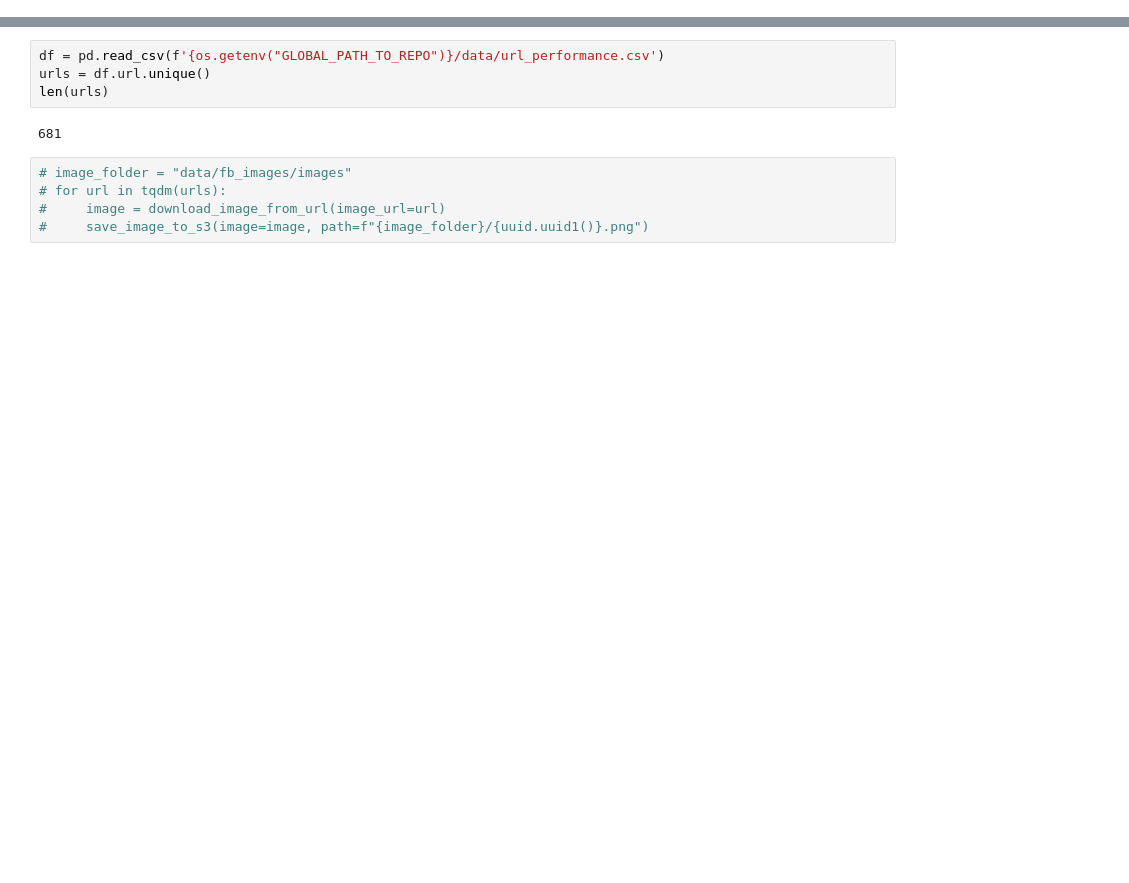
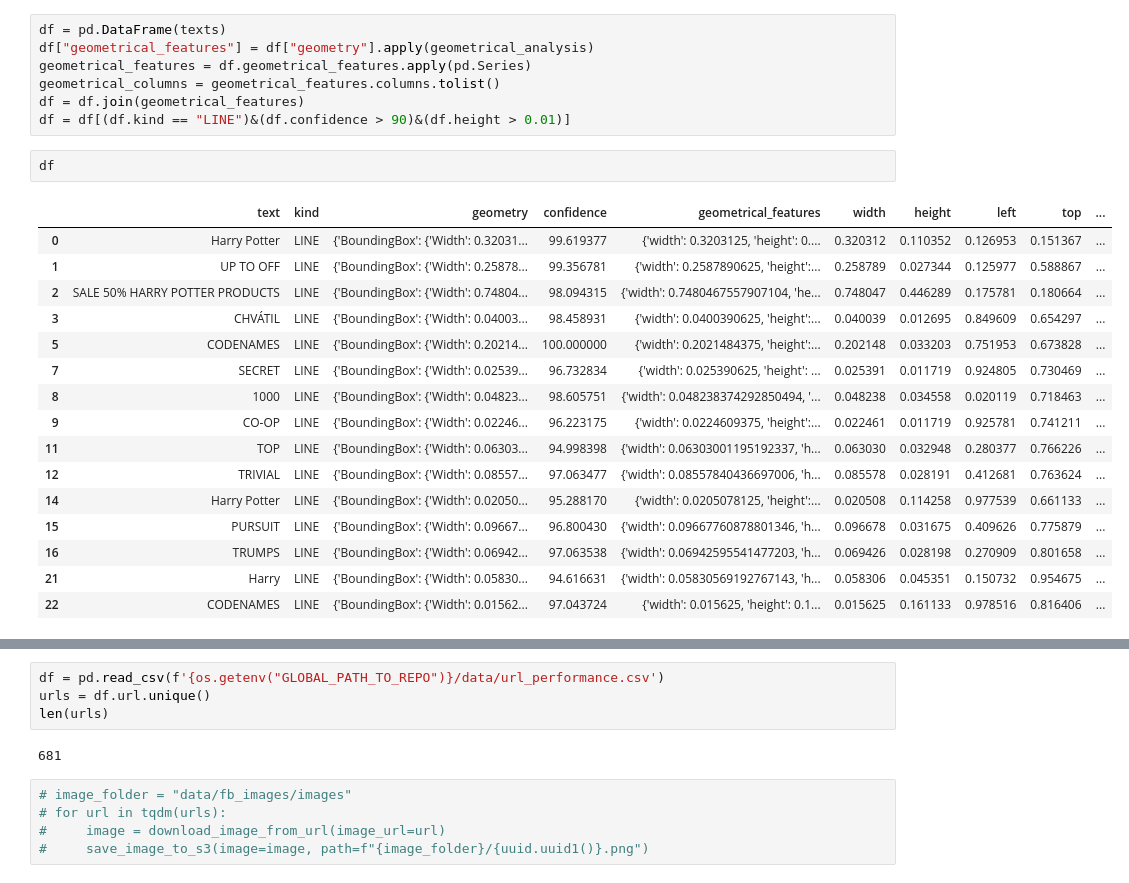
Before and after one commit to Katja-Lebesgue/premium_dashboard, a Jupyter notebook: src/image_analysis/rekognition.ipynb, the cells around one changed output, grey strips where cells are left out. Drawn from its saved outputs; the diff is of its cells as text; blank space fills up the shorter version.

```diff
--- a/src/image_analysis/rekognition.ipynb
+++ b/src/image_analysis/rekognition.ipynb
@@ -31,0 +93,26 @@ import uuid
+# %%
+df = pd.DataFrame(texts)
+df["geometrical_features"] = df["geometry"].apply(geometrical_analysis)
+geometrical_features = df.geometrical_features.apply(pd.Series)
+geometrical_columns = geometrical_features.columns.tolist()
+df = df.join(geometrical_features)
+df = df[(df.kind == "LINE")&(df.confidence > 90)&(df.height > 0.01)]
+# %%
+df
+# %% [output]
+|  | text | kind | geometry | confidence | geometrical_features | width | height | left | top | ... |
+| 0 | Harry Potter | LINE | {'BoundingBox': {'Width': 0.32031... | 99.619377 | {'width': 0.3203125, 'height': 0.... | 0.320312 | 0.110352 | 0.126953 | 0.151367 | ... |
+| 1 | UP TO OFF | LINE | {'BoundingBox': {'Width': 0.25878... | 99.356781 | {'width': 0.2587890625, 'height':... | 0.258789 | 0.027344 | 0.125977 | 0.588867 | ... |
+| 2 | SALE 50% HARRY POTTER PRODUCTS | LINE | {'BoundingBox': {'Width': 0.74804... | 98.094315 | {'width': 0.7480467557907104, 'he... | 0.748047 | 0.446289 | 0.175781 | 0.180664 | ... |
+| 3 | CHVÁTIL | LINE | {'BoundingBox': {'Width': 0.04003... | 98.458931 | {'width': 0.0400390625, 'height':... | 0.040039 | 0.012695 | 0.849609 | 0.654297 | ... |
+| 5 | CODENAMES | LINE | {'BoundingBox': {'Width': 0.20214... | 100.000000 | {'width': 0.2021484375, 'height':... | 0.202148 | 0.033203 | 0.751953 | 0.673828 | ... |
+| 7 | SECRET | LINE | {'BoundingBox': {'Width': 0.02539... | 96.732834 | {'width': 0.025390625, 'height': ... | 0.025391 | 0.011719 | 0.924805 | 0.730469 | ... |
+| 8 | 1000 | LINE | {'BoundingBox': {'Width': 0.04823... | 98.605751 | {'width': 0.048238374292850494, '... | 0.048238 | 0.034558 | 0.020119 | 0.718463 | ... |
+| 9 | CO-OP | LINE | {'BoundingBox': {'Width': 0.02246... | 96.223175 | {'width': 0.0224609375, 'height':... | 0.022461 | 0.011719 | 0.925781 | 0.741211 | ... |
+| 11 | TOP | LINE | {'BoundingBox': {'Width': 0.06303... | 94.998398 | {'width': 0.06303001195192337, 'h... | 0.063030 | 0.032948 | 0.280377 | 0.766226 | ... |
+| 12 | TRIVIAL | LINE | {'BoundingBox': {'Width': 0.08557... | 97.063477 | {'width': 0.08557840436697006, 'h... | 0.085578 | 0.028191 | 0.412681 | 0.763624 | ... |
+| 14 | Harry Potter | LINE | {'BoundingBox': {'Width': 0.02050... | 95.288170 | {'width': 0.0205078125, 'height':... | 0.020508 | 0.114258 | 0.977539 | 0.661133 | ... |
+| 15 | PURSUIT | LINE | {'BoundingBox': {'Width': 0.09667... | 96.800430 | {'width': 0.09667760878801346, 'h... | 0.096678 | 0.031675 | 0.409626 | 0.775879 | ... |
+| 16 | TRUMPS | LINE | {'BoundingBox': {'Width': 0.06942... | 97.063538 | {'width': 0.06942595541477203, 'h... | 0.069426 | 0.028198 | 0.270909 | 0.801658 | ... |
+| 21 | Harry | LINE | {'BoundingBox': {'Width': 0.05830... | 94.616631 | {'width': 0.05830569192767143, 'h... | 0.058306 | 0.045351 | 0.150732 | 0.954675 | ... |
+| 22 | CODENAMES | LINE | {'BoundingBox': {'Width': 0.01562... | 97.043724 | {'width': 0.015625, 'height': 0.1... | 0.015625 | 0.161133 | 0.978516 | 0.816406 | ... |
```
Also changed, not shown: parts of 61 cells of this notebook, 22 other files.
